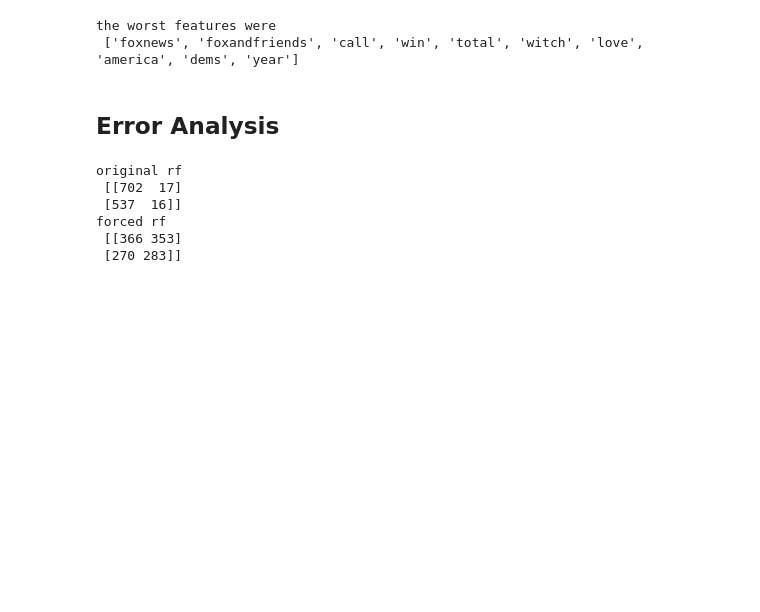
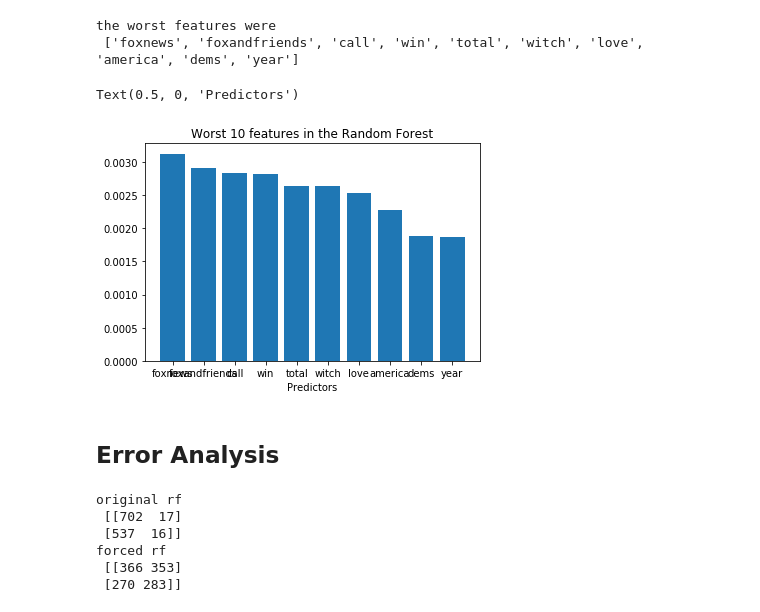
Before and after one commit to blue46jhl/CS109A-Final-Project, a Jupyter notebook: Final_Models.ipynb, the cells around one changed output. Drawn from its saved outputs; the diff is of its cells as text; code cells hidden in the pictures; blank space fills up the shorter version.

```diff
--- a/Final_Models.ipynb
+++ b/Final_Models.ipynb
@@ -337,6 +347,16 @@ print('the worst features were \n', worst_10_features)
 # %% [output]
 the worst features were
  ['foxnews', 'foxandfriends', 'call', 'win', 'total', 'witch', 'love', 'america', 'dems', 'year']
+# %%
+nimportance_rf_values = []
+for i in worst_10_features:
+    nimportance_rf_values.append(feature_list.get(i))
+plt.bar(np.arange(0, len(nimportance_rf_values)), nimportance_rf_values, tick_label = worst_10_features)
+plt.title('Worst 10 features in the Random Forest')
+plt.xlabel('Predictors')
+# %% [output]
+Text(0.5, 0, 'Predictors')
+[figure, added]
 # %% [markdown]
 ## Error Analysis
 # %%
```
Also changed, not shown: parts of 14 cells of this notebook.
